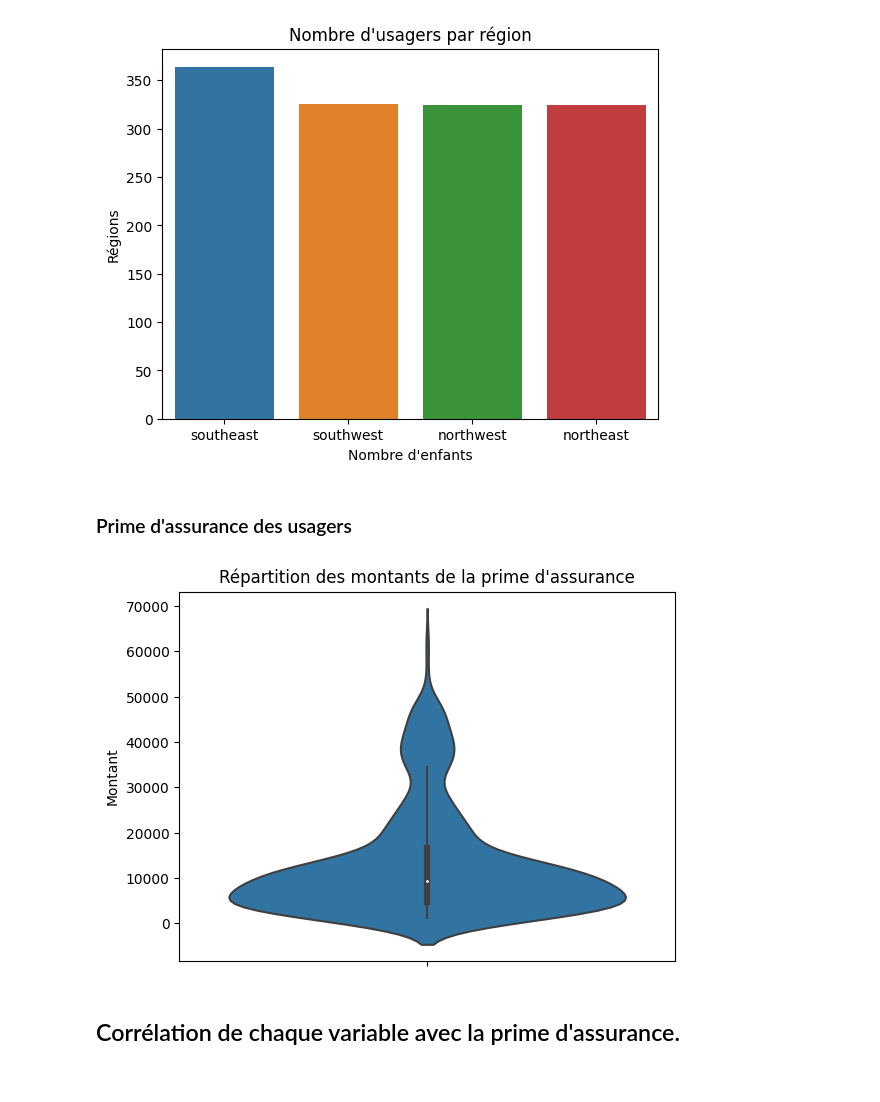
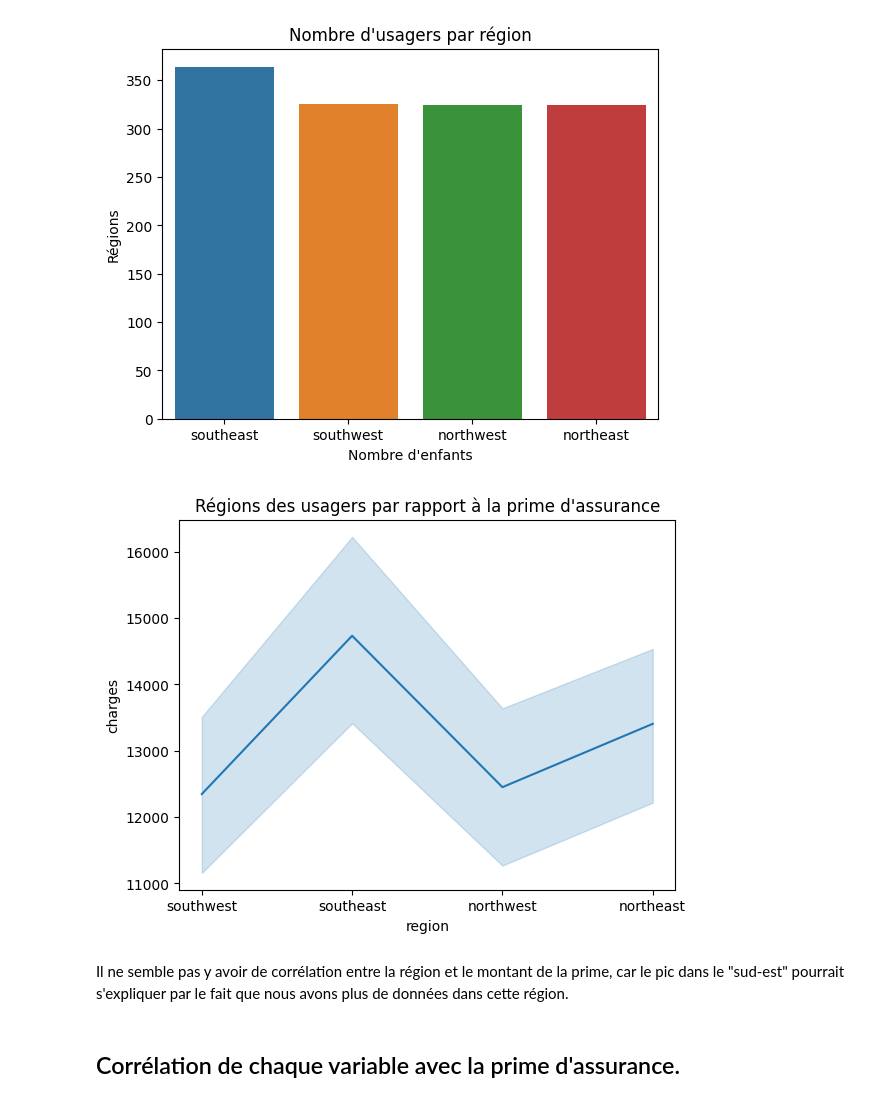
Before and after one commit to Benalieur/assurance, a Jupyter notebook: notebooks/analyse.ipynb, the cells around one changed output. Drawn from its saved outputs; the diff is of its cells as text; code cells hidden in the pictures.

```diff
--- a/notebooks/analyse.ipynb
+++ b/notebooks/analyse.ipynb
@@ -64,10 +116,10 @@ def charge(charge, range):
         if charge < paquet:
             return int(paquet)
 # %%
-paquet_charges = [1000, 3000, 5000]
+# paquet_charges = [1000, 3000, 5000]
 
-df[f"charges_{paquet_charges[0]}"] = df['charges'].apply(lambda x : charge(x, paquet_charges[0]))
-df[f"charges_{paquet_charges[1]}"] = df['charges'].apply(lambda x : charge(x, paquet_charges[1]))
-df[f"charges_{paquet_charges[2]}"] = df['charges'].apply(lambda x : charge(x, paquet_charges[2]))
+# df[f"charges_{paquet_charges[0]}"] = df['charges'].apply(lambda x : charge(x, paquet_charges[0]))
+# df[f"charges_{paquet_charges[1]}"] = df['charges'].apply(lambda x : charge(x, paquet_charges[1]))
+# df[f"charges_{paquet_charges[2]}"] = df['charges'].apply(lambda x : charge(x, paquet_charges[2]))
 
-df
+# df
@@ -279,2 +323,2 @@ for col in df:
 # %%
-df.drop([f"charges_{paquet_charges[0]}", f"charges_{paquet_charges[1]}", f"charges_{paquet_charges[2]}"], axis=1, inplace=True)
+# df.drop([f"charges_{paquet_charges[0]}", f"charges_{paquet_charges[1]}", f"charges_{paquet_charges[2]}"], axis=1, inplace=True)
@@ -358,15 +493,15 @@ plt.ylabel('Régions')
 plt.show()
 # %% [output]
 [figure]
-# %% [markdown]
-### Prime d'assurance des usagers
 # %%
-sns.violinplot(df, y='charges')
-plt.title('Répartition des montants de la prime d\'assurance')
-plt.ylabel('Montant')
+plt.figure()
+sns.lineplot(df, x='region', y='charges')
+plt.title("Régions des usagers par rapport à la prime d'assurance")
 plt.show()
 # %% [output]
-[figure, old version]
+[figure, new version]
+# %% [markdown]
+Il ne semble pas y avoir de corrélation entre la région et le montant de la prime, car le pic dans le "sud-est" pourrait s'expliquer par le fait que nous avons plus de données dans cette région.
 # %% [markdown]
 ## Corrélation de chaque variable avec la prime d'assurance.
 # %%
```
Also changed, not shown: parts of 63 cells of this notebook, 8 other files.
